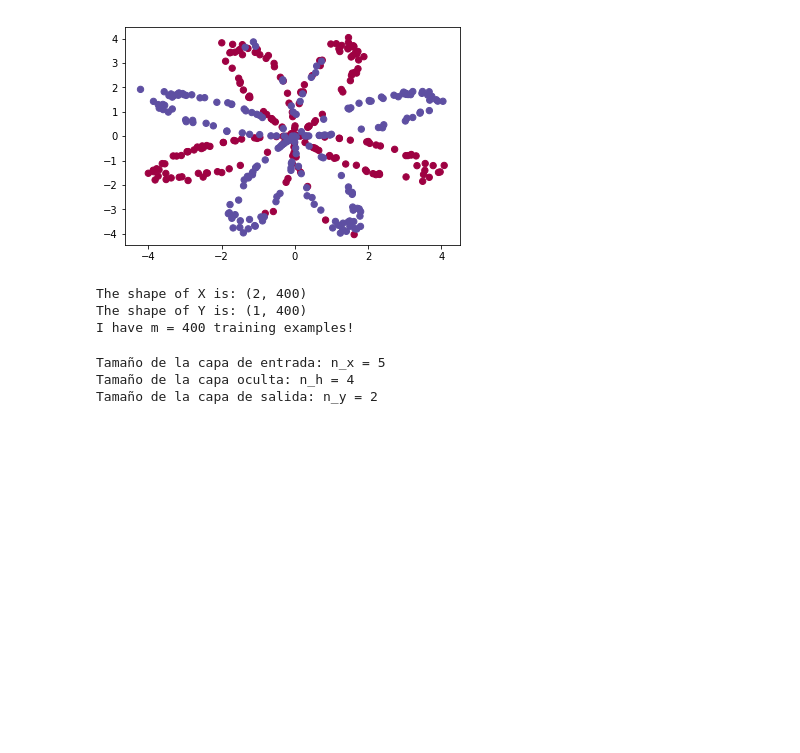
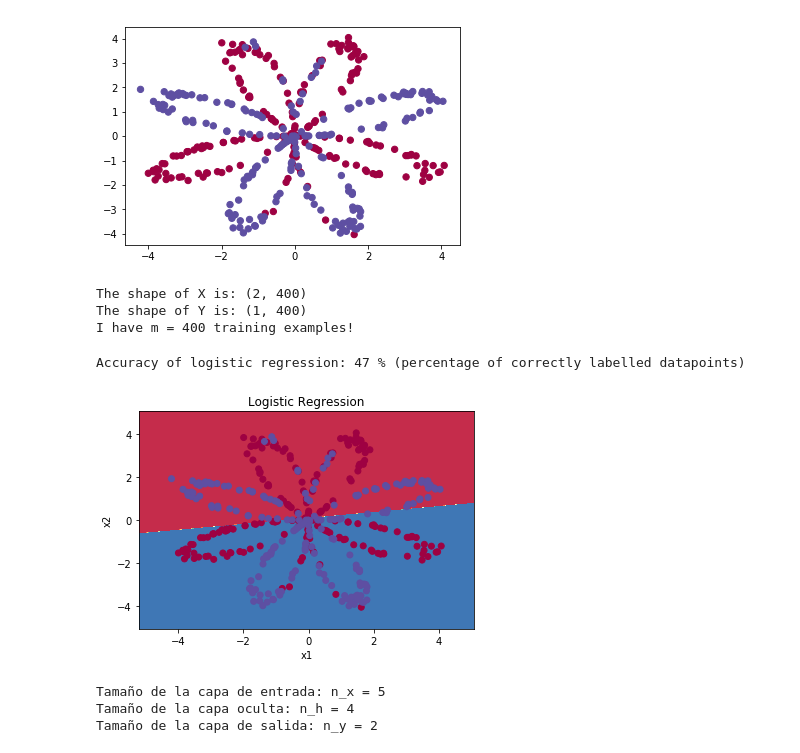
Before and after one commit to alexchambi/hiddenlayer, a Jupyter notebook: Hidden Layer.ipynb, the cells around one changed output. Cells and saved outputs as stored; diff of their text form; code cells hidden in the pictures; blank space fills up the shorter version.

```diff
--- a/Hidden Layer.ipynb
+++ b/Hidden Layer.ipynb
@@ -28,16 +28,19 @@ I have m = 400 training examples!
 # %%
 # Entrenando el clasificador de la regresión logística
 clf = sklearn.linear_model.LogisticRegressionCV();
-clf.fit(X.T, Y.T);
+clf.fit(X.T, Y.T.ravel());
 # %%
 # Plot el límite de decisión para la regresión logística
-#plot_decision_boundary(lambda x: clf.predict(x), X, Y)
-#plt.title("Logistic Regression")
+plot_decision_boundary(lambda x: clf.predict(x), X, Y[0])
+plt.title("Logistic Regression")
 
 # Imprimir la precesión ( accuracy)
-#LR_predictions = clf.predict(X.T)
-#print ('Accuracy of logistic regression: %d ' % float((np.dot(Y,LR_predictions) + np.dot(1-Y,1-LR_predictions))/float(Y.size)*100) +
-#      '% ' + "(percentage of correctly labelled datapoints)")
+LR_predictions = clf.predict(X.T)
+print ('Accuracy of logistic regression: %d ' % float((np.dot(Y,LR_predictions) + np.dot(1-Y,1-LR_predictions))/float(Y.size)*100) +
+      '% ' + "(percentage of correctly labelled datapoints)")
+# %% [output]
+Accuracy of logistic regression: 47 % (percentage of correctly labelled datapoints)
+[figure, added]
 # %%
 #Actividad 2
 def layer_sizes(X, Y):
```
Also changed, not shown: parts of 1 cell of this notebook.
